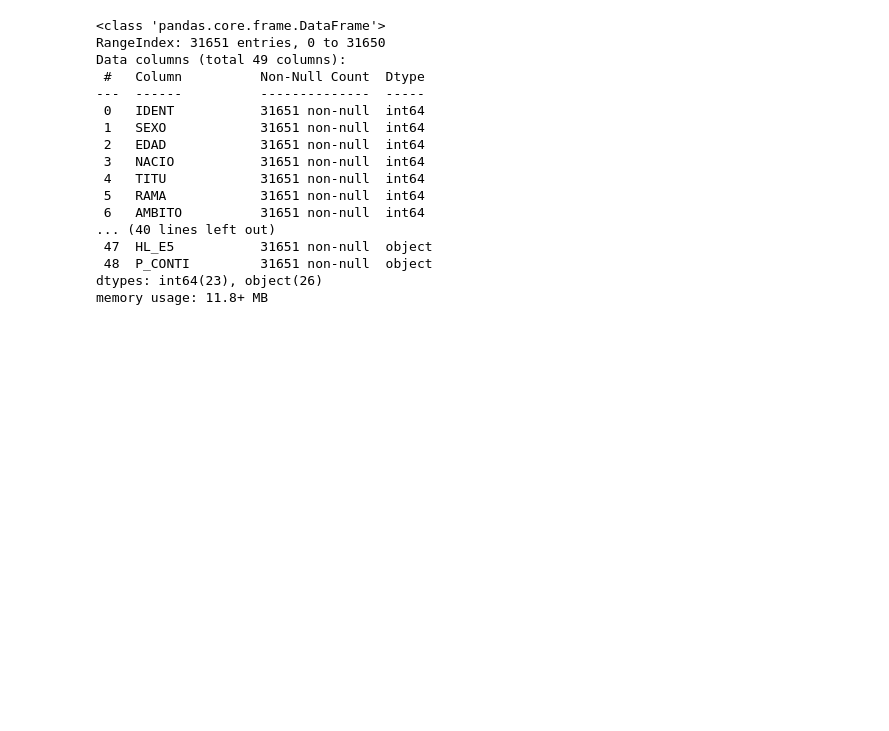
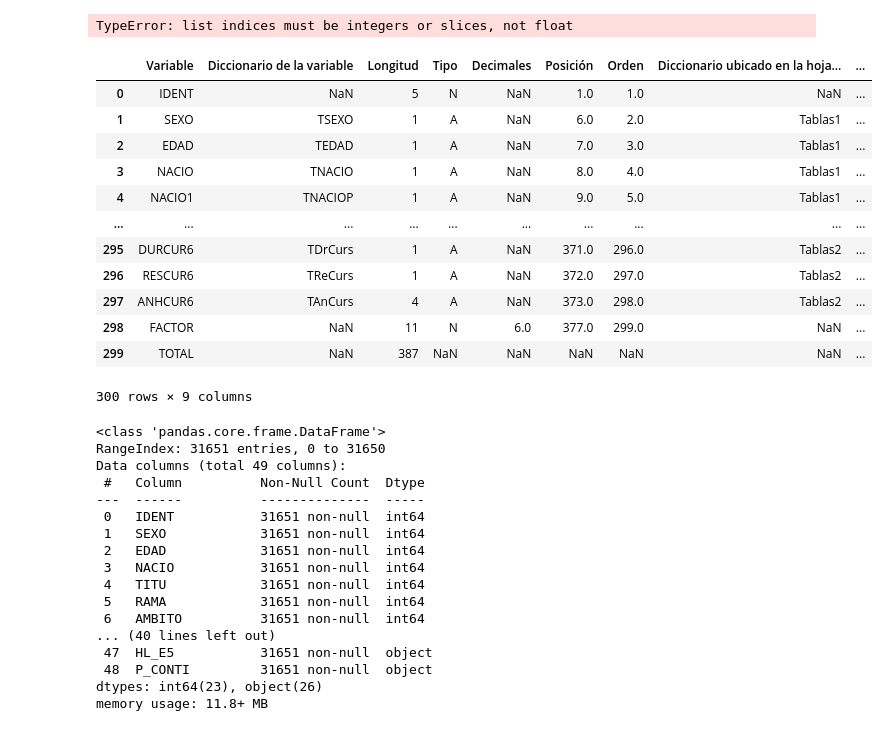
Before and after one commit to BeatrizGD/Students-Employability-Exploratory-Data-Analysis, a Jupyter notebook: src/main.ipynb, the cells around one changed output. Drawn from its saved outputs; the diff is of its cells as text; code cells hidden in the pictures; blank space fills up the shorter version.

```diff
--- a/src/main.ipynb
+++ b/src/main.ipynb
@@ -53,3 +228,40 @@ estudiantes
+# %%
+# Iterar sobre las variables y construir el diccionario
+diccionario_codificacion = {}
+
+for variable in variables:
+    # Paso 2: Obtener el nombre de la hoja correspondiente
+    hoja_nombre = cod.loc[cod['Variable'] == variable, 'Diccionario ubicado en la hoja…'].values[0]
+
+    # Paso 3: Acceder a la hoja y obtener la información de codificación
+    df_codificacion = pd.read_excel('data/dr_EILU_2019.xlsx', sheet_name=hoja_nombre)
+    info_variable = df_codificacion.loc[df_codificacion.iloc[:, 0] == variable, [0, 1]]
+
+    # Paso 4: Crear el diccionario
+    codificacion_dict = dict(zip(info_variable.iloc[:, 0], info_variable.iloc[:, 1]))
+
+    diccionario_codificacion[variable] = codificacion_dict
+
+# Mostrar el diccionario resultante
+print(diccionario_codificacion)
+# %% [output]
+TypeError: list indices must be integers or slices, not float
+# %%
+cod
+# %% [output]
+|  | Variable | Diccionario de la variable | Longitud | Tipo | Decimales | Posición | Orden | Diccionario ubicado en la hoja… | ... |
+| 0 | IDENT | NaN | 5 | N | NaN | 1.0 | 1.0 | NaN | ... |
+| 1 | SEXO | TSEXO | 1 | A | NaN | 6.0 | 2.0 | Tablas1 | ... |
+| 2 | EDAD | TEDAD | 1 | A | NaN | 7.0 | 3.0 | Tablas1 | ... |
+| 3 | NACIO | TNACIO | 1 | A | NaN | 8.0 | 4.0 | Tablas1 | ... |
+| 4 | NACIO1 | TNACIOP | 1 | A | NaN | 9.0 | 5.0 | Tablas1 | ... |
+| ... | ... | ... | ... | ... | ... | ... | ... | ... | ... |
+| 295 | DURCUR6 | TDrCurs | 1 | A | NaN | 371.0 | 296.0 | Tablas2 | ... |
+| 296 | RESCUR6 | TReCurs | 1 | A | NaN | 372.0 | 297.0 | Tablas2 | ... |
+| 297 | ANHCUR6 | TAnCurs | 4 | A | NaN | 373.0 | 298.0 | Tablas2 | ... |
+| 298 | FACTOR | NaN | 11 | N | 6.0 | 377.0 | 299.0 | NaN | ... |
+| 299 | TOTAL | NaN | 387 | NaN | NaN | NaN | NaN | NaN | ... |
+300 rows × 9 columns
 # %%
 estudiantes.info()
 # %% [output]
```
Also changed, not shown: parts of 38 cells of this notebook.
